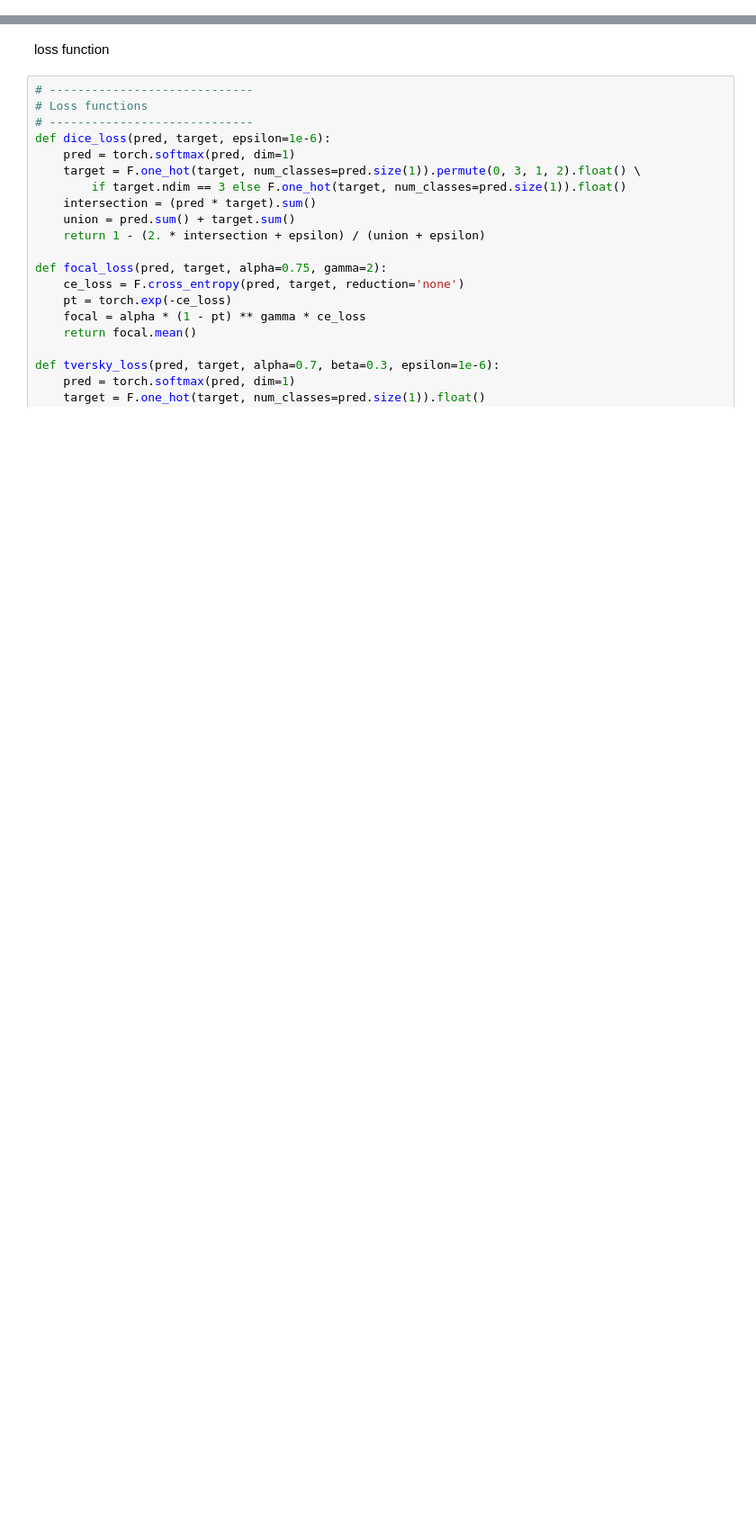
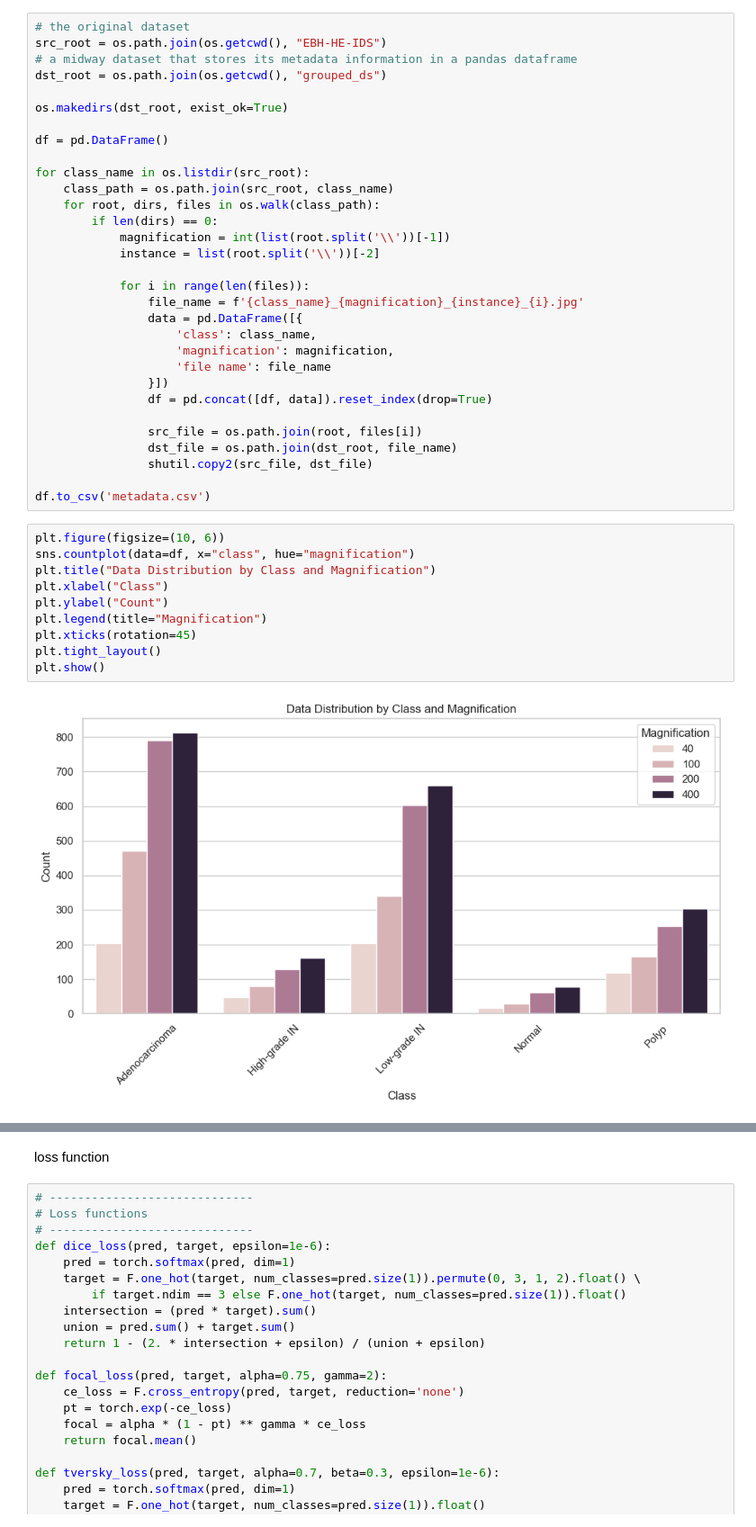
Before and after one commit to georgelele1/Comp9444Proj1, a Jupyter notebook: Comp9444Proj1.ipynb, the cells around one changed output, grey strips where cells are left out. Shown: that part at 90% size. Saved outputs shown, nothing was run; the diff lists cells and outputs as text; blank space fills up the shorter version.

```diff
--- a/Comp9444Proj1.ipynb
+++ b/Comp9444Proj1.ipynb
@@ -23,0 +46,43 @@ C:\Users\Georgelele\PycharmProjects\Comp9444Proj1
+# %%
+# the original dataset
+src_root = os.path.join(os.getcwd(), "EBH-HE-IDS")
+# a midway dataset that stores its metadata information in a pandas dataframe
+dst_root = os.path.join(os.getcwd(), "grouped_ds")
+
+os.makedirs(dst_root, exist_ok=True)
+
+df = pd.DataFrame()
+
+for class_name in os.listdir(src_root):
+    class_path = os.path.join(src_root, class_name)
+    for root, dirs, files in os.walk(class_path):
+        if len(dirs) == 0:
+            magnification = int(list(root.split('\\'))[-1])
+            instance = list(root.split('\\'))[-2]
+
+            for i in range(len(files)):
+                file_name = f'{class_name}_{magnification}_{instance}_{i}.jpg'
+                data = pd.DataFrame([{
+                    'class': class_name,
+                    'magnification': magnification,
+                    'file name': file_name
+                }])
+                df = pd.concat([df, data]).reset_index(drop=True)
+
+                src_file = os.path.join(root, files[i])
+                dst_file = os.path.join(dst_root, file_name)
+                shutil.copy2(src_file, dst_file)
+
+df.to_csv('metadata.csv')
+# %%
+plt.figure(figsize=(10, 6))
+sns.countplot(data=df, x="class", hue="magnification")
+plt.title("Data Distribution by Class and Magnification")
+plt.xlabel("Class")
+plt.ylabel("Count")
+plt.legend(title="Magnification")
+plt.xticks(rotation=45)
+plt.tight_layout()
+plt.show()
+# %% [output]
+[figure, added]
```
Also changed, not shown: parts of 27 cells of this notebook.
